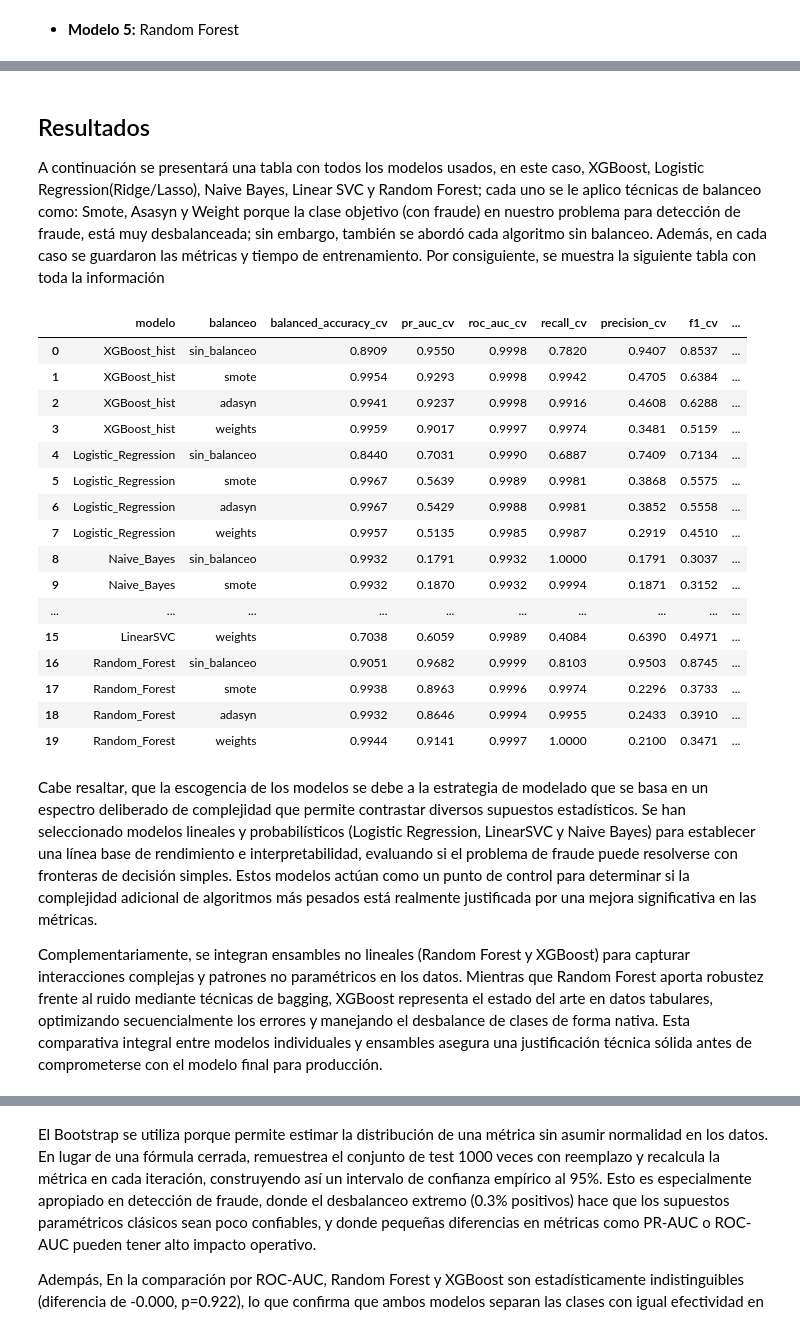
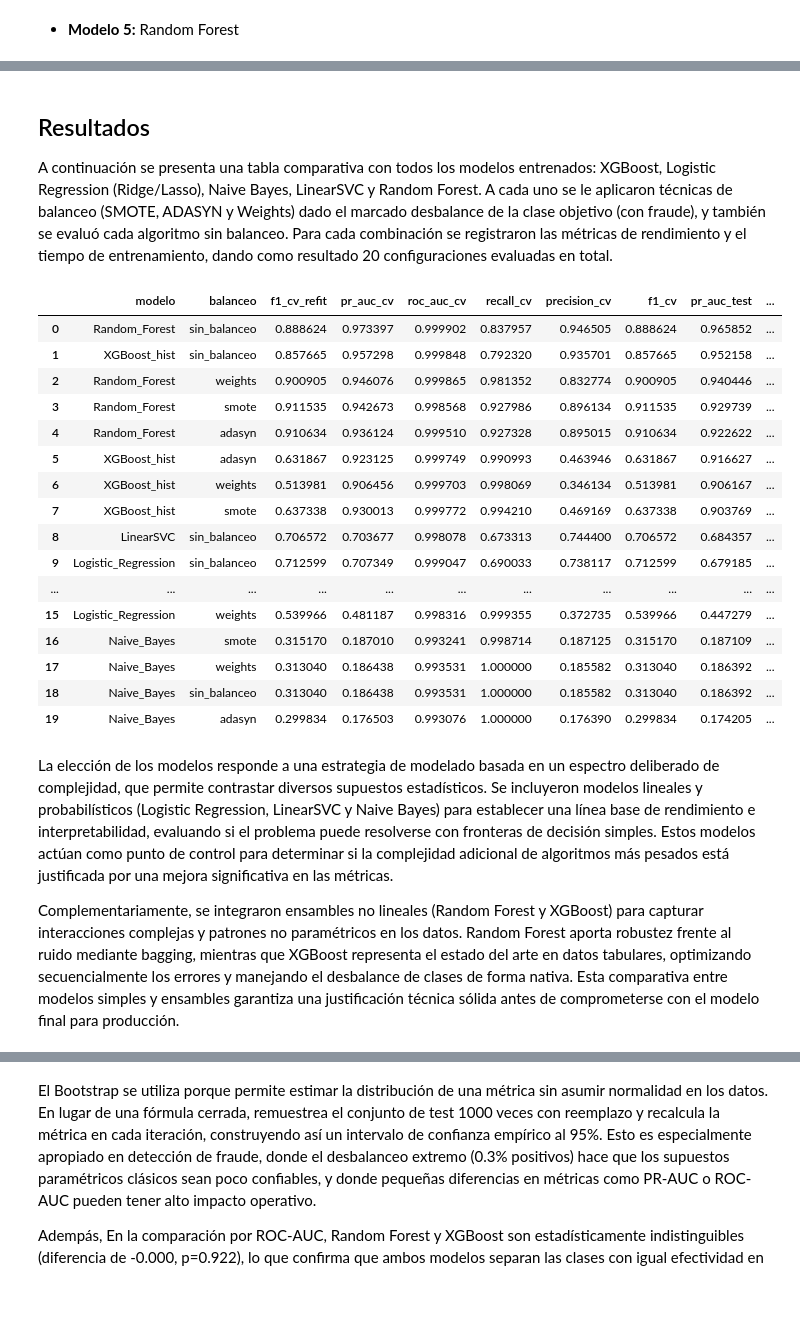
Before and after one commit to T1fff/PaymentTransactionsEUpy, a Jupyter notebook: 04-Modelo.ipynb, the cells around one changed output, grey strips where cells are left out. Saved outputs shown, nothing was run; the diff lists cells and outputs as text; code cells hidden in the pictures; blank space fills up the shorter version.

Commit message:
Actualización de modelos y explicaciones LIME

```diff
--- a/04-Modelo.ipynb
+++ b/04-Modelo.ipynb
@@ -850,32 +926,32 @@ df_comparacion
 # %% [markdown]
 ## Resultados
 
-A continuación se presentará una tabla con todos los modelos usados, en este caso, XGBoost, Logistic Regression(Ridge/Lasso), Naive Bayes, Linear SVC y Random Forest; cada uno se le aplico técnicas de balanceo como: Smote, Asasyn y Weight porque la clase objetivo (con fraude) en nuestro problema para detección de fraude, está muy desbalanceada; sin embargo, también se abordó cada algoritmo sin balanceo. Además, en cada caso se guardaron las métricas y tiempo de entrenamiento. Por consiguiente, se muestra la siguiente tabla con toda la información
+A continuación se presenta una tabla comparativa con todos los modelos entrenados: XGBoost, Logistic Regression (Ridge/Lasso), Naive Bayes, LinearSVC y Random Forest. A cada uno se le aplicaron técnicas de balanceo (SMOTE, ADASYN y Weights) dado el marcado desbalance de la clase objetivo (con fraude), y también se evaluó cada algoritmo sin balanceo. Para cada combinación se registraron las métricas de rendimiento y el tiempo de entrenamiento, dando como resultado 20 configuraciones evaluadas en total.
 # %%
-archivo_modelos=pd.read_csv("comparacion_modelos.csv")
+archivo_modelos=pd.read_csv("models/comparacion_modelos.csv")
 archivo_modelos.head(20)
 # %% [output]
-|  | modelo | balanceo | balanced_accuracy_cv | pr_auc_cv | roc_auc_cv | recall_cv | precision_cv | f1_cv | ... |
-| 0 | XGBoost_hist | sin_balanceo | 0.8909 | 0.9550 | 0.9998 | 0.7820 | 0.9407 | 0.8537 | ... |
-| 1 | XGBoost_hist | smote | 0.9954 | 0.9293 | 0.9998 | 0.9942 | 0.4705 | 0.6384 | ... |
-| 2 | XGBoost_hist | adasyn | 0.9941 | 0.9237 | 0.9998 | 0.9916 | 0.4608 | 0.6288 | ... |
-| 3 | XGBoost_hist | weights | 0.9959 | 0.9017 | 0.9997 | 0.9974 | 0.3481 | 0.5159 | ... |
-| 4 | Logistic_Regression | sin_balanceo | 0.8440 | 0.7031 | 0.9990 | 0.6887 | 0.7409 | 0.7134 | ... |
-| 5 | Logistic_Regression | smote | 0.9967 | 0.5639 | 0.9989 | 0.9981 | 0.3868 | 0.5575 | ... |
-| 6 | Logistic_Regression | adasyn | 0.9967 | 0.5429 | 0.9988 | 0.9981 | 0.3852 | 0.5558 | ... |
-| 7 | Logistic_Regression | weights | 0.9957 | 0.5135 | 0.9985 | 0.9987 | 0.2919 | 0.4510 | ... |
-| 8 | Naive_Bayes | sin_balanceo | 0.9932 | 0.1791 | 0.9932 | 1.0000 | 0.1791 | 0.3037 | ... |
-| 9 | Naive_Bayes | smote | 0.9932 | 0.1870 | 0.9932 | 0.9994 | 0.1871 | 0.3152 | ... |
-| ... | ... | ... | ... | ... | ... | ... | ... | ... | ... |
-| 15 | LinearSVC | weights | 0.7038 | 0.6059 | 0.9989 | 0.4084 | 0.6390 | 0.4971 | ... |
-| 16 | Random_Forest | sin_balanceo | 0.9051 | 0.9682 | 0.9999 | 0.8103 | 0.9503 | 0.8745 | ... |
-| 17 | Random_Forest | smote | 0.9938 | 0.8963 | 0.9996 | 0.9974 | 0.2296 | 0.3733 | ... |
-| 18 | Random_Forest | adasyn | 0.9932 | 0.8646 | 0.9994 | 0.9955 | 0.2433 | 0.3910 | ... |
-| 19 | Random_Forest | weights | 0.9944 | 0.9141 | 0.9997 | 1.0000 | 0.2100 | 0.3471 | ... |
+|  | modelo | balanceo | f1_cv_refit | pr_auc_cv | roc_auc_cv | recall_cv | precision_cv | f1_cv | pr_auc_test | ... |
+| 0 | Random_Forest | sin_balanceo | 0.888624 | 0.973397 | 0.999902 | 0.837957 | 0.946505 | 0.888624 | 0.965852 | ... |
+| 1 | XGBoost_hist | sin_balanceo | 0.857665 | 0.957298 | 0.999848 | 0.792320 | 0.935701 | 0.857665 | 0.952158 | ... |
+| 2 | Random_Forest | weights | 0.900905 | 0.946076 | 0.999865 | 0.981352 | 0.832774 | 0.900905 | 0.940446 | ... |
+| 3 | Random_Forest | smote | 0.911535 | 0.942673 | 0.998568 | 0.927986 | 0.896134 | 0.911535 | 0.929739 | ... |
+| 4 | Random_Forest | adasyn | 0.910634 | 0.936124 | 0.999510 | 0.927328 | 0.895015 | 0.910634 | 0.922622 | ... |
+| 5 | XGBoost_hist | adasyn | 0.631867 | 0.923125 | 0.999749 | 0.990993 | 0.463946 | 0.631867 | 0.916627 | ... |
+| 6 | XGBoost_hist | weights | 0.513981 | 0.906456 | 0.999703 | 0.998069 | 0.346134 | 0.513981 | 0.906167 | ... |
+| 7 | XGBoost_hist | smote | 0.637338 | 0.930013 | 0.999772 | 0.994210 | 0.469169 | 0.637338 | 0.903769 | ... |
+| 8 | LinearSVC | sin_balanceo | 0.706572 | 0.703677 | 0.998078 | 0.673313 | 0.744400 | 0.706572 | 0.684357 | ... |
+| 9 | Logistic_Regression | sin_balanceo | 0.712599 | 0.707349 | 0.999047 | 0.690033 | 0.738117 | 0.712599 | 0.679185 | ... |
+| ... | ... | ... | ... | ... | ... | ... | ... | ... | ... | ... |
+| 15 | Logistic_Regression | weights | 0.539966 | 0.481187 | 0.998316 | 0.999355 | 0.372735 | 0.539966 | 0.447279 | ... |
+| 16 | Naive_Bayes | smote | 0.315170 | 0.187010 | 0.993241 | 0.998714 | 0.187125 | 0.315170 | 0.187109 | ... |
+| 17 | Naive_Bayes | weights | 0.313040 | 0.186438 | 0.993531 | 1.000000 | 0.185582 | 0.313040 | 0.186392 | ... |
+| 18 | Naive_Bayes | sin_balanceo | 0.313040 | 0.186438 | 0.993531 | 1.000000 | 0.185582 | 0.313040 | 0.186392 | ... |
+| 19 | Naive_Bayes | adasyn | 0.299834 | 0.176503 | 0.993076 | 1.000000 | 0.176390 | 0.299834 | 0.174205 | ... |
 # %% [markdown]
-Cabe resaltar, que la escogencia de los modelos se debe a la estrategia de modelado que se basa en un espectro deliberado de complejidad que permite contrastar diversos supuestos estadísticos. Se han seleccionado modelos lineales y probabilísticos (Logistic Regression, LinearSVC y Naive Bayes) para establecer una línea base de rendimiento e interpretabilidad, evaluando si el problema de fraude puede resolverse con fronteras de decisión simples. Estos modelos actúan como un punto de control para determinar si la complejidad adicional de algoritmos más pesados está realmente justificada por una mejora significativa en las métricas.
+La elección de los modelos responde a una estrategia de modelado basada en un espectro deliberado de complejidad, que permite contrastar diversos supuestos estadísticos. Se incluyeron modelos lineales y probabilísticos (Logistic Regression, LinearSVC y Naive Bayes) para establecer una línea base de rendimiento e interpretabilidad, evaluando si el problema puede resolverse con fronteras de decisión simples. Estos modelos actúan como punto de control para determinar si la complejidad adicional de algoritmos más pesados está justificada por una mejora significativa en las métricas.
 
-Complementariamente, se integran ensambles no lineales (Random Forest y XGBoost) para capturar interacciones complejas y patrones no paramétricos en los datos. Mientras que Random Forest aporta robustez frente al ruido mediante técnicas de bagging, XGBoost representa el estado del arte en datos tabulares, optimizando secuencialmente los errores y manejando el desbalance de clases de forma nativa. Esta comparativa integral entre modelos individuales y ensambles asegura una justificación técnica sólida antes de comprometerse con el modelo final para producción.
+Complementariamente, se integraron ensambles no lineales (Random Forest y XGBoost) para capturar interacciones complejas y patrones no paramétricos en los datos. Random Forest aporta robustez frente al ruido mediante bagging, mientras que XGBoost representa el estado del arte en datos tabulares, optimizando secuencialmente los errores y manejando el desbalance de clases de forma nativa. Esta comparativa entre modelos simples y ensambles garantiza una justificación técnica sólida antes de comprometerse con el modelo final para producción.
 # %% [markdown]
 ### Comparación de las técnicas de balanceo
 
```
Also changed, not shown: parts of 19 cells of this notebook, 7 other files.
